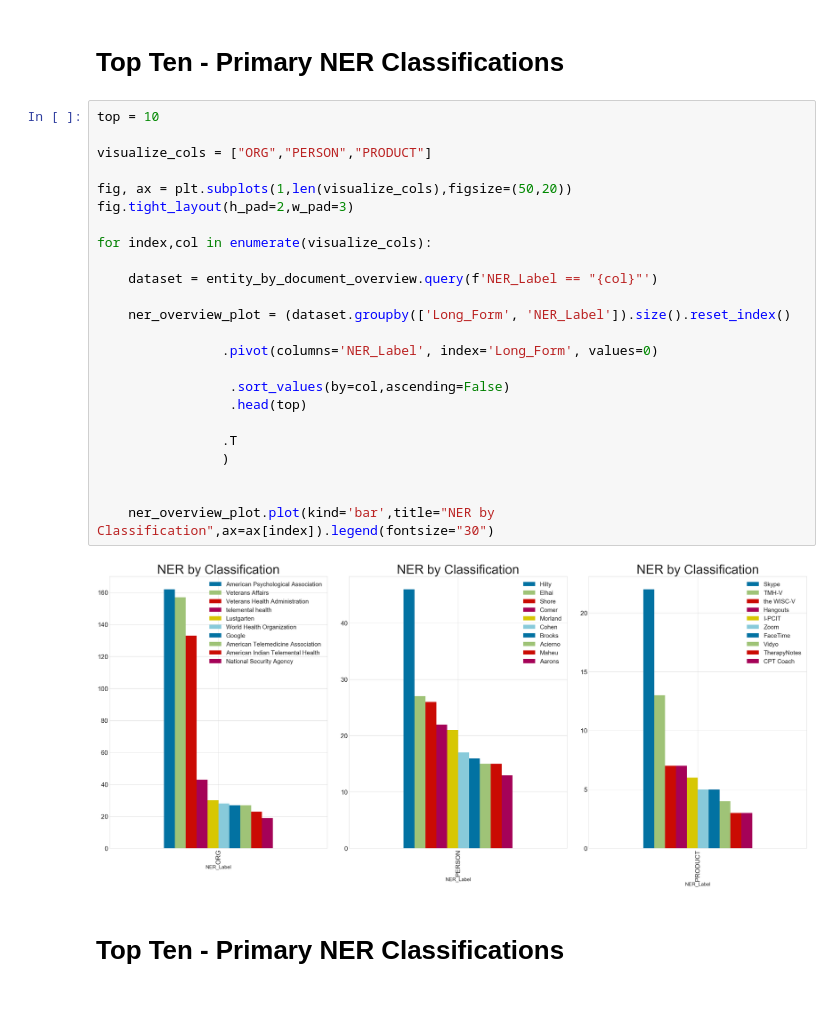
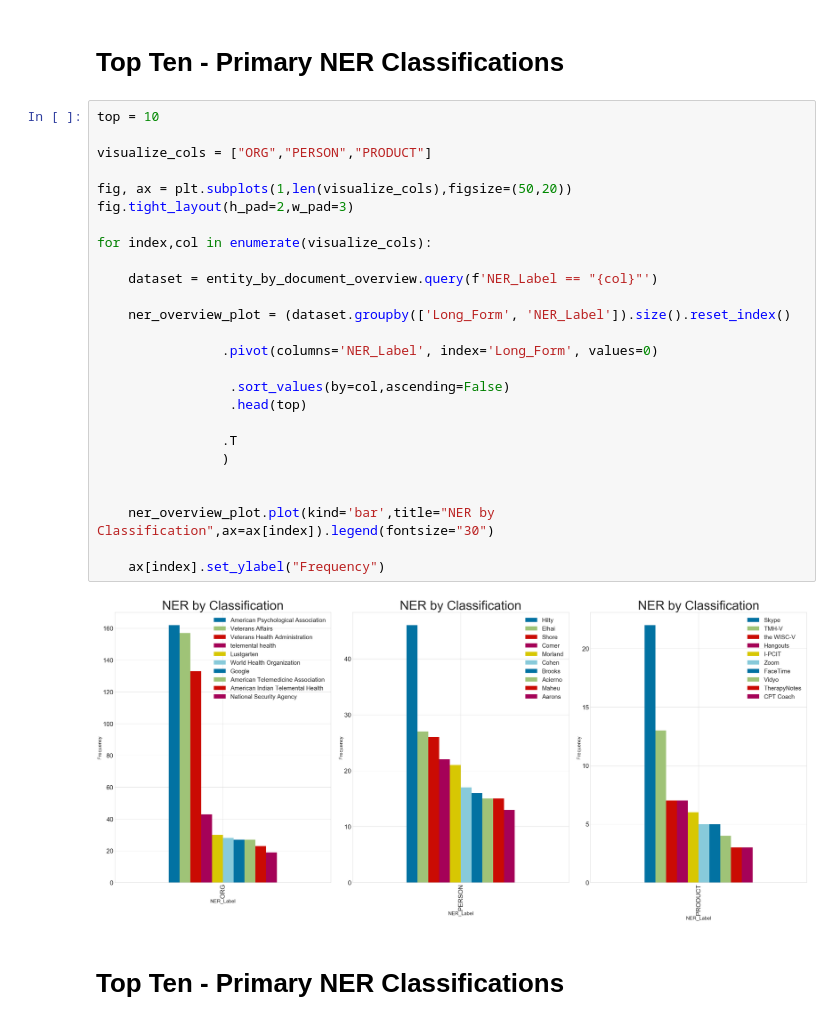
Before and after one commit to VintageGold/Text_Summarization, a Jupyter notebook: notebooks/NER_Analysis.ipynb, the cells around one changed output. Drawn from its saved outputs; the diff is of its cells as text.

```diff
--- a/notebooks/NER_Analysis.ipynb
+++ b/notebooks/NER_Analysis.ipynb
@@ -115,29 +118,31 @@ _ = plt.xticks(rotation=64)
 # %%
 top = 10
 
 visualize_cols = ["ORG","PERSON","PRODUCT"]
 
 fig, ax = plt.subplots(1,len(visualize_cols),figsize=(50,20))
 fig.tight_layout(h_pad=2,w_pad=3)
 
 for index,col in enumerate(visualize_cols):
 
     dataset = entity_by_document_overview.query(f'NER_Label == "{col}"')
 
     ner_overview_plot = (dataset.groupby(['Long_Form', 'NER_Label']).size().reset_index()
 
                 .pivot(columns='NER_Label', index='Long_Form', values=0)
 
                  .sort_values(by=col,ascending=False)
                  .head(top)
 
                 .T
                 )
 
 
     ner_overview_plot.plot(kind='bar',title="NER by Classification",ax=ax[index]).legend(fontsize="30")
+
+    ax[index].set_ylabel("Frequency")
 # %% [output]
-[figure, old version]
+[figure, new version]
 # %% [markdown]
 # Top Ten - Primary NER Classifications
 # %%
```
Also changed, not shown: parts of 7 cells of this notebook.
